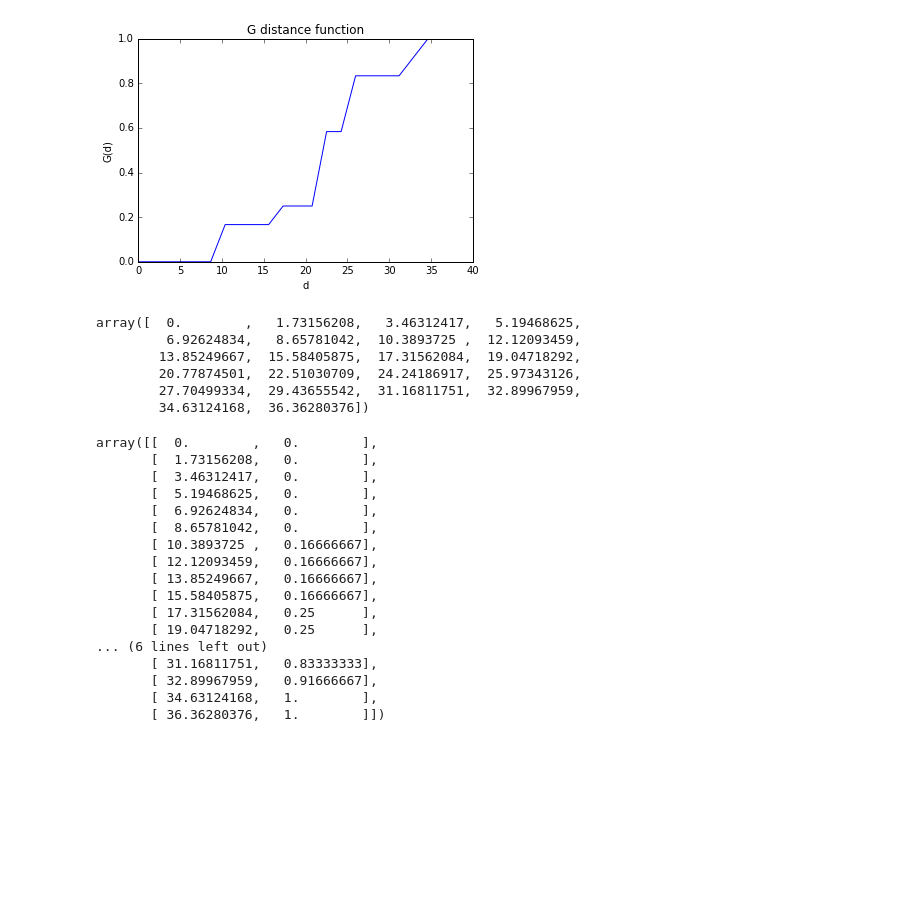
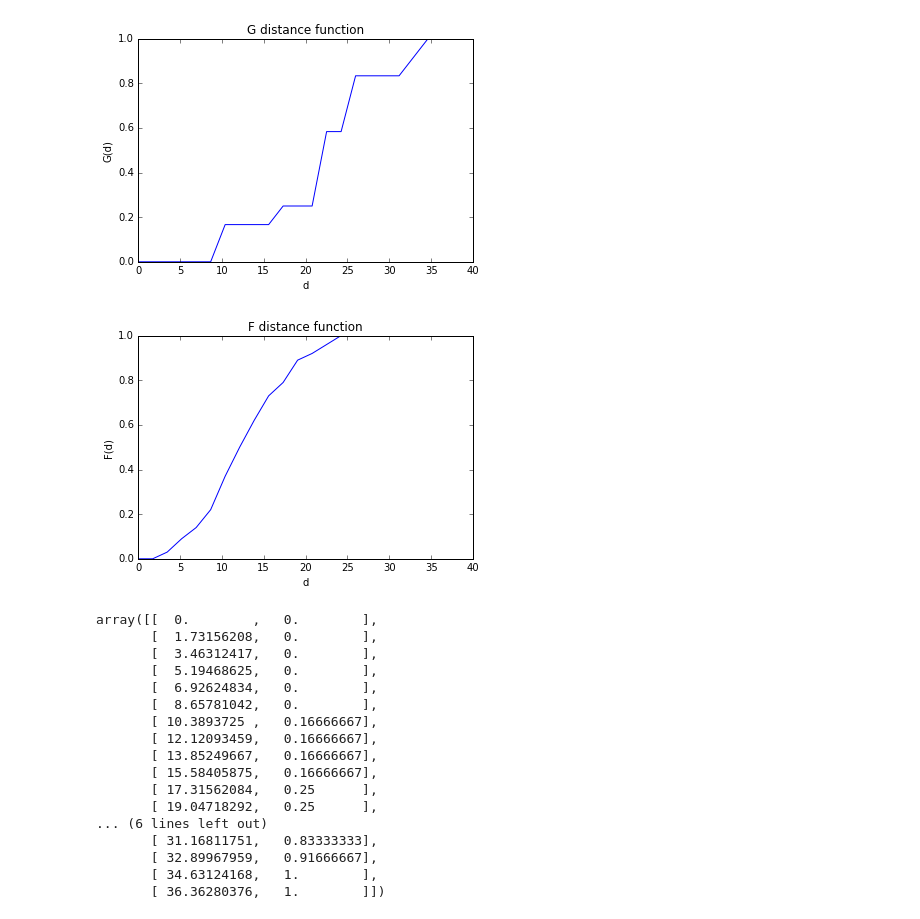
Before and after one commit to pysal/pointpats, a Jupyter notebook: distance_statistics.ipynb, the cells around one changed output. Drawn from its saved outputs; the diff is of its cells as text; code cells hidden in the pictures; blank space fills up the shorter version.

```diff
--- a/distance_statistics.ipynb
+++ b/distance_statistics.ipynb
@@ -36,15 +27,11 @@ gp1 = G(p1, intervals=20)
 gp1.plot()
 # %% [output]
 [figure]
-# %%
-gp1.d
-# %% [output]
-array([  0.        ,   1.73156208,   3.46312417,   5.19468625,
-         6.92624834,   8.65781042,  10.3893725 ,  12.12093459,
-        13.85249667,  15.58405875,  17.31562084,  19.04718292,
-        20.77874501,  22.51030709,  24.24186917,  25.97343126,
-        27.70499334,  29.43655542,  31.16811751,  32.89967959,
-        34.63124168,  36.36280376])
+# %%
+fp1 = F(p1, intervals=20)
+fp1.plot()
+# %% [output]
+[figure, added]
 # %%
 realizations = csr(p1.window, p1.n, 100, asPP=True)
 genv = Genv(p1, intervals=20, realizations=realizations)
```
Also changed, not shown: parts of 19 cells of this notebook, 1 other file.
